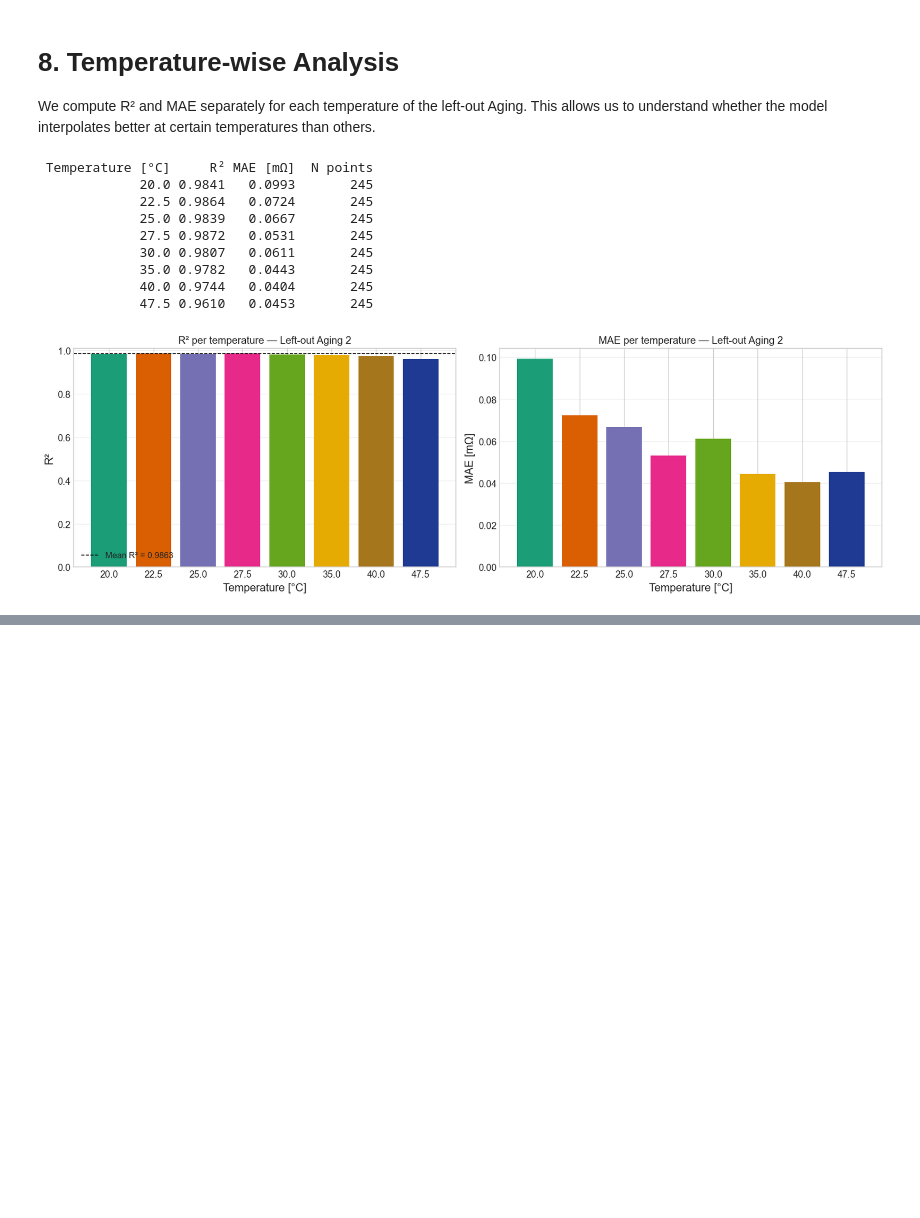
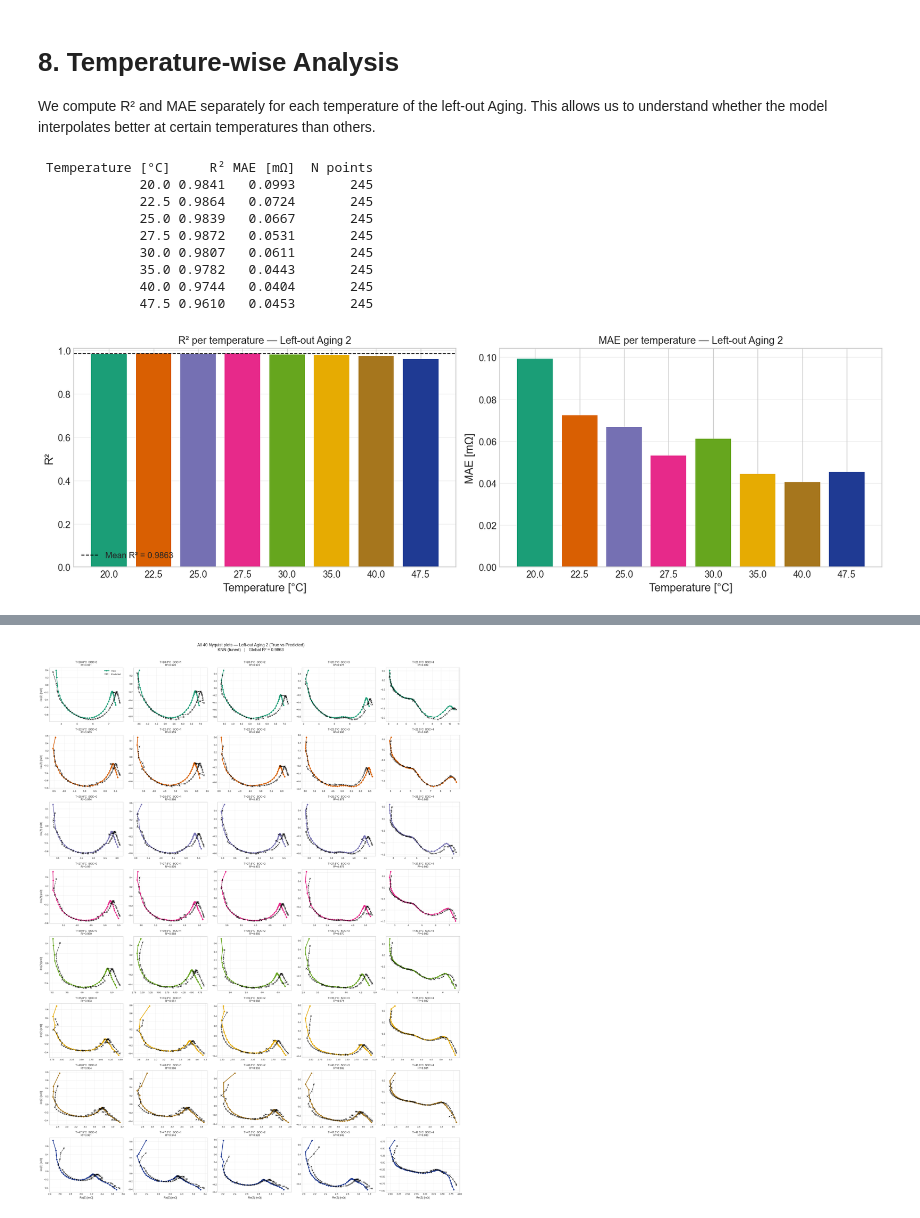
Before and after one commit to marcosoldani/ml_LiBs_project, a Jupyter notebook: notebooks/3_Aging_Interpolation.ipynb, the cells around one changed output, grey strips where cells are left out. Cells and saved outputs as stored; diff of their text form; code cells hidden in the pictures; blank space fills up the shorter version.

Commit message:
added the 40 predicted nyquist plots

```diff
--- a/notebooks/3_Aging_Interpolation.ipynb
+++ b/notebooks/3_Aging_Interpolation.ipynb
@@ -804,0 +816,70 @@ plt.show()
+# %%
+# --- 8x5 GRID: all 40 Nyquist plots (8 Temperatures × 5 SOC) ---
+# Each subplot shows the true Nyquist (solid line) vs predicted (dashed)
+
+n_temps = len(TEMPS_SORTED)
+n_socs  = len(SOCS_SORTED)
+
+fig, axes = plt.subplots(n_temps, n_socs, figsize=(20, 26), sharex=False, sharey=False)
+
+for i, temp in enumerate(TEMPS_SORTED):
+    for j, soc in enumerate(SOCS_SORTED):
+        ax = axes[i, j]
+
+        sub = df_test[
+            (df_test["Temperature"] == temp) &
+            (df_test["SOC"] == soc)
+        ].sort_values("Frequency", ascending=False)
+
+        if len(sub) == 0:
+            ax.set_visible(False)
+            continue
+
+        color = TEMP_COLORS[temp]
+
+        # --- True curve ---
+        ax.plot(
+            sub["Z_real"], -sub["Z_imag"],
+            color=color, lw=2,
+            marker="o", markersize=4,
+            label="True", zorder=2
+        )
+
+        # --- Predicted curve ---
+        ax.plot(
+            sub["Z_real_pred"], -sub["Z_imag_pred"],
+            color="black", lw=1.4, ls="--",
+            marker="x", markersize=5,
+            alpha=0.85,
+            label="Predicted", zorder=3
+        )
+
+        # --- Local R² ---
+        r2_local = r2_score(
+            sub[["Z_real", "Z_imag"]].values,
+            sub[["Z_real_pred", "Z_imag_pred"]].values
+        )
+
+        ax.set_title(f"T={temp}°C  SOC={soc}\nR²={r2_local:.3f}", fontsize=9)
+        ax.tick_params(labelsize=8)
+        ax.grid(True, alpha=0.3)
+
+        if i == n_temps - 1:
+            ax.set_xlabel("Re(Z) [mΩ]", fontsize=9)
+        if j == 0:
+            ax.set_ylabel("-Im(Z) [mΩ]", fontsize=9)
+
+        if i == 0 and j == 0:
+            ax.legend(loc="best", fontsize=8, framealpha=0.9)
+
+fig.suptitle(
+    f"All 40 Nyquist plots — Left-out Aging {AGING_TO_EXCLUDE} (True vs Predicted)\n"
+    f"{best_name} (tuned)   |   Global R² = {r2_tuned:.4f}",
+    fontsize=14,
+    y=1.005
+)
+
+plt.tight_layout()
+plt.show()
+# %% [output]
+[figure, added]
```
Also changed, not shown: parts of 3 cells of this notebook.
